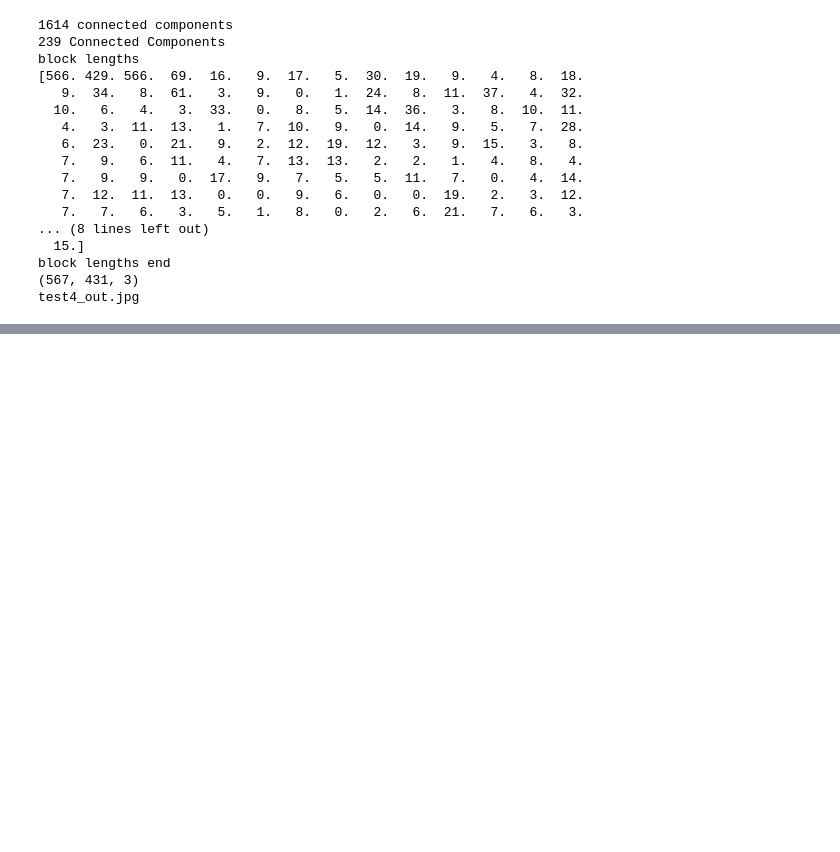
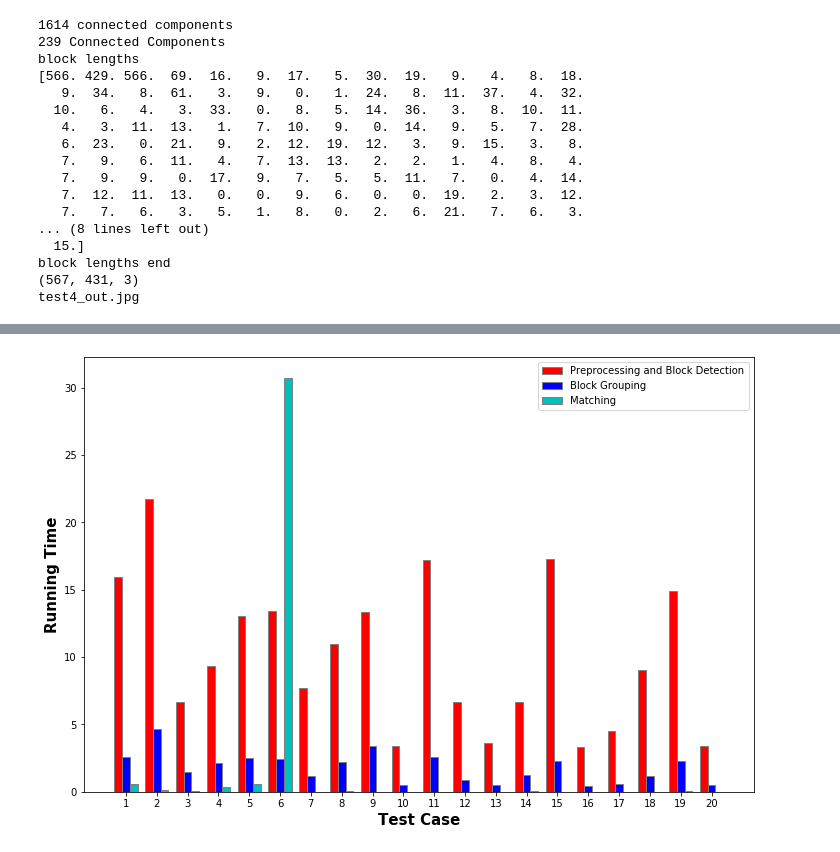
Before and after one commit to AndrewL188/cs543_final_project, a Jupyter notebook: FaceDetection.ipynb, the cells around one changed output, grey strips where cells are left out. Drawn from its saved outputs; the diff is of its cells as text; code cells hidden in the pictures; blank space fills up the shorter version.

Commit message:
Add test set and final notebook

```diff
--- a/FaceDetection.ipynb
+++ b/FaceDetection.ipynb
@@ -959,0 +892,5 @@ test2_final.jpg
+# %%
+testset = []
+for i in range(1,21):
+    testset.append("test" + str(i)+".jpg")
+print(testset)
@@ -959,0 +899,13 @@ test2_final.jpg
+# %%
+pretime = []
+ccdtime = []
+grptime = []
+mattime = []
+tottime = []
+for each in testset:
+    p,b,g,m,t = FaceDetectionFinal(each)
+    pretime.append(p)
+    ccdtime.append(b)
+    grptime.append(g)
+    mattime.append(m)
+    tottime.append(t)
@@ -959,0 +975,32 @@ test2_final.jpg
+# %%
+import numpy as np
+import matplotlib.pyplot as plt
+
+
+barWidth = 0.25
+fig = plt.subplots(figsize =(12, 8))
+
+br1 = np.arange(len(testset))
+br2 = [x + barWidth for x in br1]
+br3 = [x + barWidth for x in br2]
+br4 = [x + barWidth for x in br3]
+
+# Make the plot
+plt.bar(br1, np.array(pretime)+np.array(ccdtime), color ='r', width = barWidth,
+        edgecolor ='grey', label ='Preprocessing and Block Detection')
+#plt.bar(br2, ccdtime, color ='g', width = barWidth,
+        #edgecolor ='grey', label ='Block Detection')
+plt.bar(br2, grptime, color ='b', width = barWidth,
+        edgecolor ='grey', label ='Block Grouping')
+plt.bar(br3, mattime, color ='c', width = barWidth,
+        edgecolor ='grey', label ='Matching')
+
+# Adding Xticks
+plt.xlabel('Test Case', fontweight ='bold', fontsize = 15)
+plt.ylabel('Running Time', fontweight ='bold', fontsize = 15)
+plt.xticks([r + barWidth for r in range(len(testset))],
+        [str(i) for i in range(1,21)])
+plt.legend()
+plt.show()
+# %% [output]
+[figure, added]
```
Also changed, not shown: parts of 15 cells of this notebook, 47 other files.
